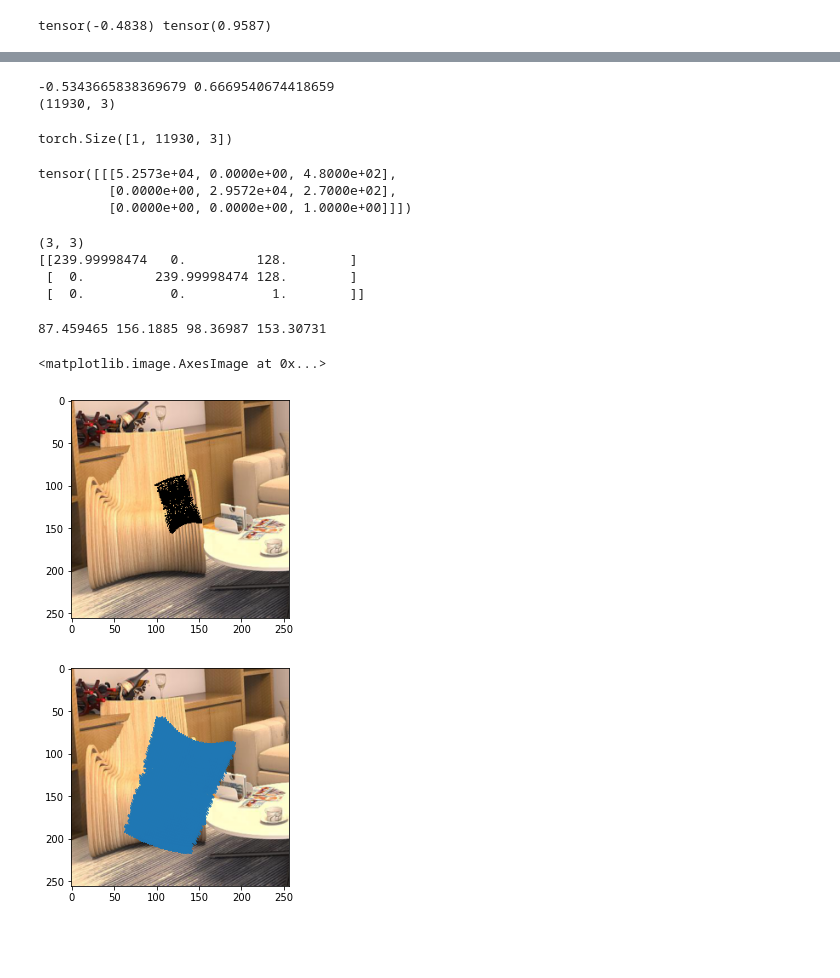
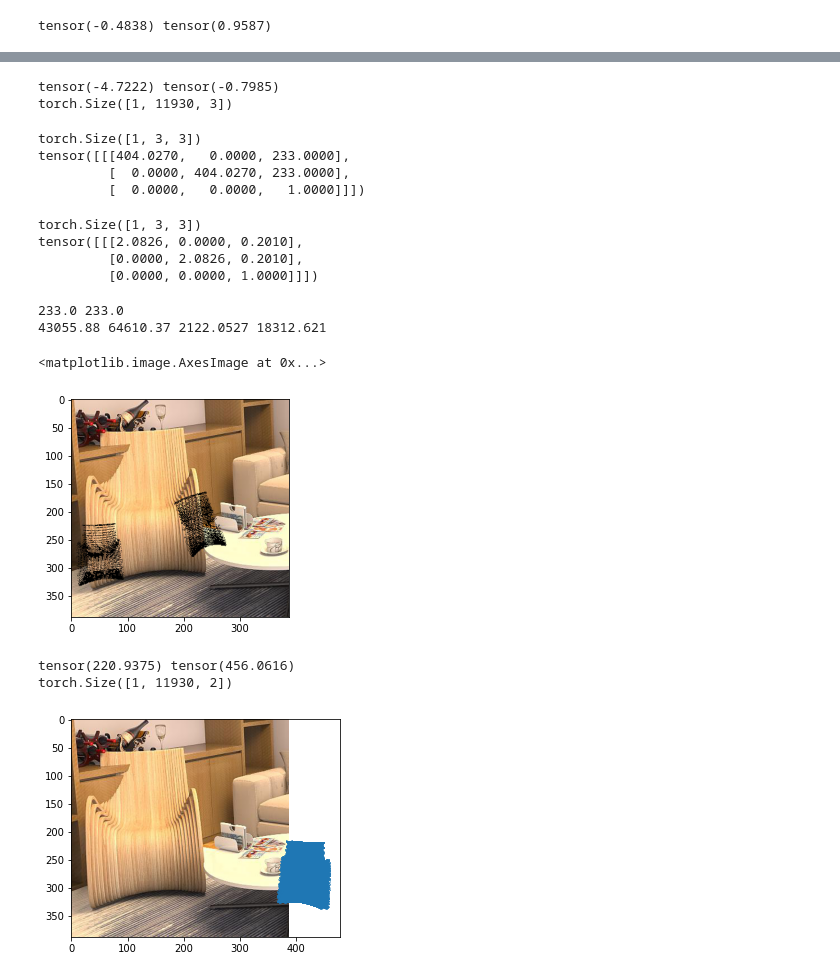
Before and after one commit to JanaldoChen/3D-Future, a Jupyter notebook: test.ipynb, the cells around one changed output, grey strips where cells are left out. Drawn from its saved outputs; the diff is of its cells as text; code cells hidden in the pictures; blank space fills up the shorter version.

Commit message:
update camera

```diff
--- a/test.ipynb
+++ b/test.ipynb
@@ -75,12 +98,7 @@ tensor(-0.4838) tensor(0.9587)
 # %%
-verts_t1 = transform_points(verts.numpy()[0], trans.numpy()[0], rot.numpy()[0])
+verts_t1 = transform_points(verts, Rt)
 print(verts_t1[:, :2].min(), verts_t1[:, :2].max())
 print(verts_t1.shape)
 # %% [output]
--0.5343665838369679 0.6669540674418659
-(11930, 3)
+tensor(-4.7222) tensor(-0.7985)
+torch.Size([1, 11930, 3])
-# %%
-verts_t1 = torch.from_numpy(verts_t1).float()[None]
-print(verts_t1.size())
-# %% [output]
-torch.Size([1, 11930, 3])
@@ -87,18 +107,20 @@ torch.Size([1, 11930, 3])
 # %%
+print(K.size())
 print(K)
 # %% [output]
-tensor([[[5.2573e+04, 0.0000e+00, 4.8000e+02],
-         [0.0000e+00, 2.9572e+04, 2.7000e+02],
-         [0.0000e+00, 0.0000e+00, 1.0000e+00]]])
+torch.Size([1, 3, 3])
+tensor([[[404.0270,   0.0000, 233.0000],
+         [  0.0000, 404.0270, 233.0000],
+         [  0.0000,   0.0000,   1.0000]]])
 # %%
-K_ = np.load('assets/intrinsic.npy')
-print(K_.shape)
+K_ = fix_K_camera(K, img_size=388)
+print(K_.size())
 print(K_)
 # %% [output]
-(3, 3)
-[[239.99998474   0.         128.        ]
- [  0.         239.99998474 128.        ]
- [  0.           0.           1.        ]]
+torch.Size([1, 3, 3])
+tensor([[[2.0826, 0.0000, 0.2010],
+         [0.0000, 2.0826, 0.2010],
+         [0.0000, 0.0000, 1.0000]]])
 # %%
 def project_to_image(vertices, K, img):
     h_size,w_size, channel = img.shape
@@ -120,18 +146,22 @@ def project_to_image(vertices, K, img):
 
     return img
 # %%
-img_vis = project_to_image(verts_t1.numpy()[0], K_, img_vis)
+img_vis = project_to_image(verts_t1.numpy()[0], K.numpy()[0], img_vis)
 plt.imshow(img_vis)
 # %% [output]
-87.459465 156.1885 98.36987 153.30731
+233.0 233.0
+43055.88 64610.37 2122.0527 18312.621
 <matplotlib.image.AxesImage at 0x...>
-[figure, old version]
+[figure, new version]
 # %%
-verts_t2 = project_to_camera(verts_t1, torch.from_numpy(K_).float()[None])
+verts_t2 = project_to_camera(verts_t1, K)
 print(verts_t2.min(), verts_t2.max())
 print(verts_t2.size())
+# %% [output]
+tensor(220.9375) tensor(456.0616)
+torch.Size([1, 11930, 2])
 # %%
-def visualise_projection(points_img, img, output_file='./out.png'):
+def visualise_projection(points_img, img):
     ''' Visualises the vertex projection to the image plane.
         Args:
             points_img (numpy array): points projected to the image plane
@@ -140,10 +170,9 @@ def visualise_projection(points_img, img, output_file='./out.png'):
     '''
     plt.imshow(img.transpose(1, 2, 0))
     plt.plot(
-        (points_img[:, 0] + 1)*img.shape[1]/2,
-        (points_img[:, 1] + 1) * img.shape[2]/2, 'x')
-    plt.savefig(output_file)
+            (points_img[:, 0] + 1) * img.shape[1]/2,
+            (points_img[:, 1] + 1) * img.shape[2]/2, 'x')
 # %%
-visualise_projection(verts_t1.numpy()[0], img.numpy()[0])
+visualise_projection(verts_t2.numpy()[0], img.numpy()[0])
 # %% [output]
-[figure, old version]
+[figure, new version]
```
Also changed, not shown: parts of 12 cells of this notebook, 4 other files.
